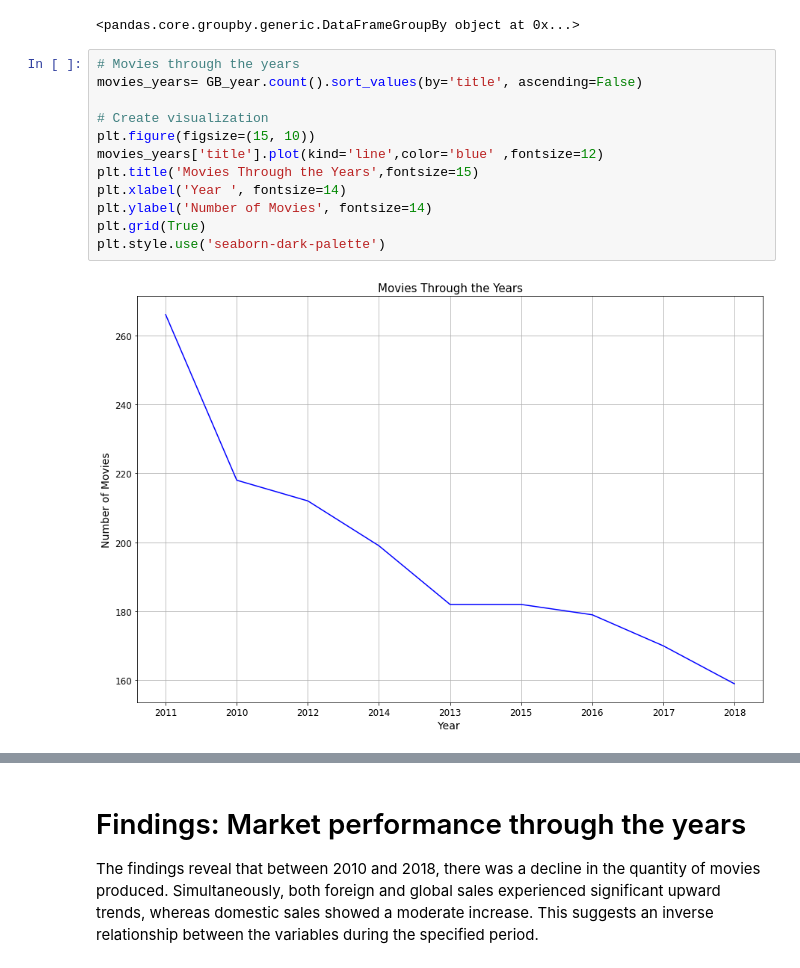
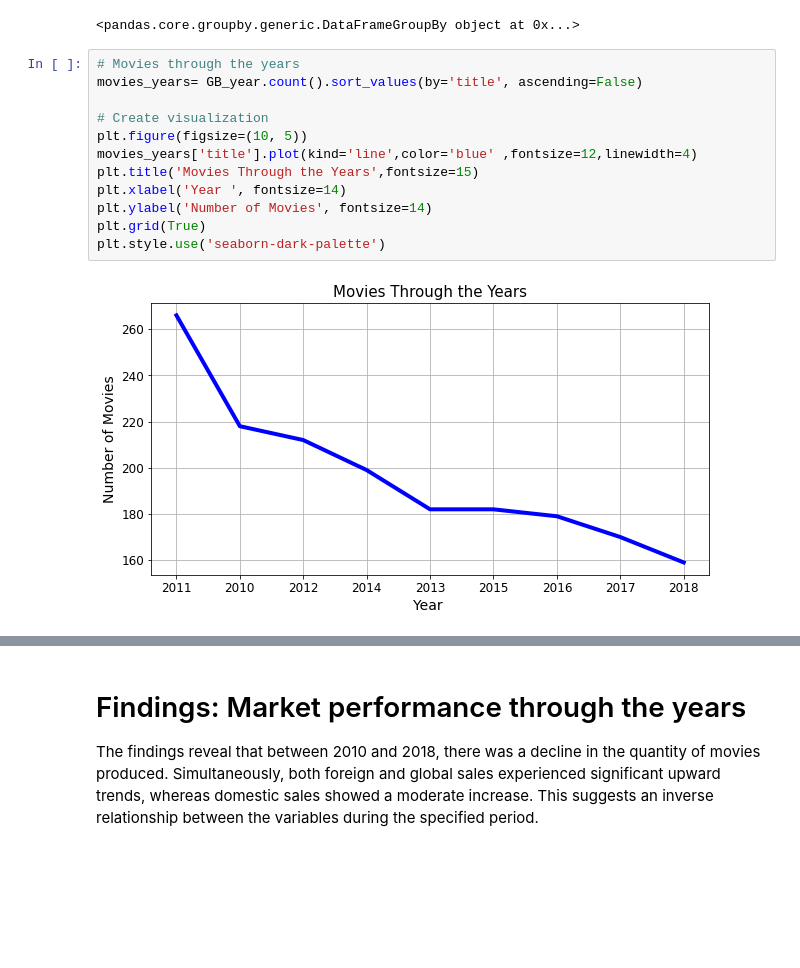
Before and after one commit to durrantX/dsc-phase-2--project, a Jupyter notebook: movie_db _analysis.ipynb, the cells around one changed output, grey strips where cells are left out. Drawn from its saved outputs; the diff is of its cells as text; blank space fills up the shorter version.

```diff
--- a/movie_db _analysis.ipynb
+++ b/movie_db _analysis.ipynb
@@ -501,17 +501,17 @@ GB_year
 # %%
 # Movies through the years
 movies_years= GB_year.count().sort_values(by='title', ascending=False)
 
 # Create visualization
-plt.figure(figsize=(15, 10))
-movies_years['title'].plot(kind='line',color='blue' ,fontsize=12)
+plt.figure(figsize=(10, 5))
+movies_years['title'].plot(kind='line',color='blue' ,fontsize=12,linewidth=4)
 plt.title('Movies Through the Years',fontsize=15)
 plt.xlabel('Year ', fontsize=14)
 plt.ylabel('Number of Movies', fontsize=14)
 plt.grid(True)
 plt.style.use('seaborn-dark-palette')
 # %% [output]
-[figure, old version]
+[figure, new version]
 # %%
 # Movie sales through the years
 movies_sales= GB_year.sum().sort_values(by=['global_sales'])
```
Also changed, not shown: parts of 21 cells of this notebook.
